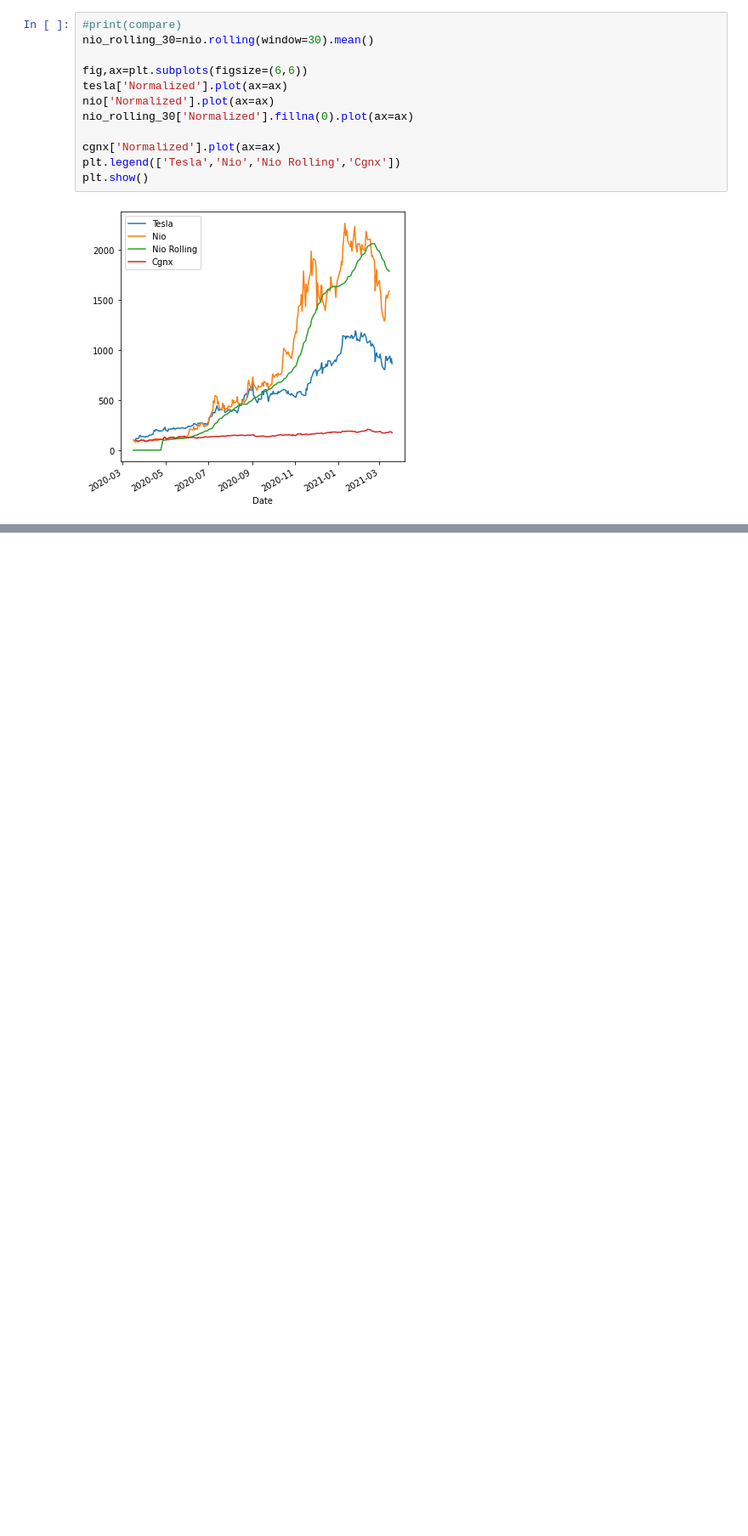
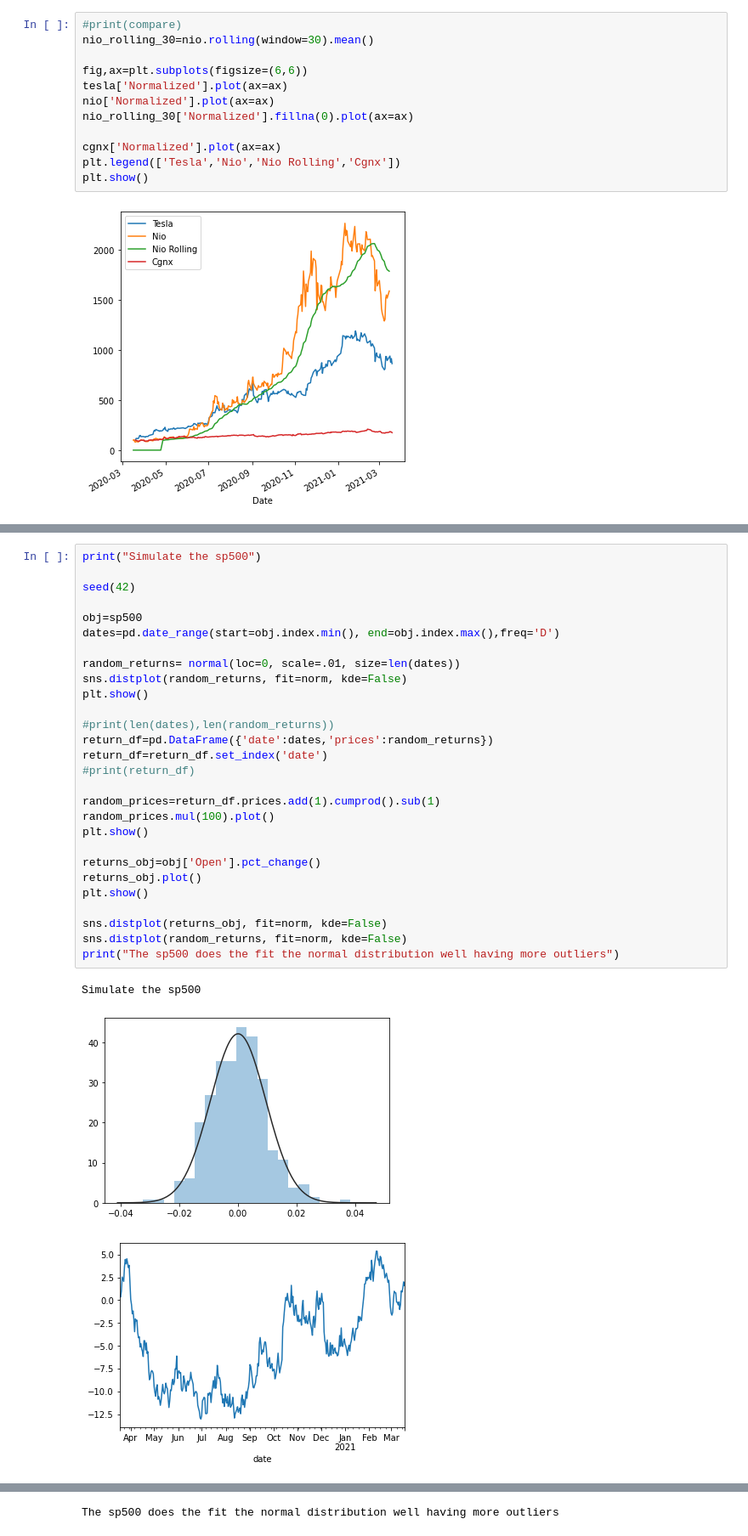
Before and after one commit to Andru-1987/python-deep-learning, a Jupyter notebook: Google timeseries.ipynb, the cells around one changed output, grey strips where cells are left out. Shown: that part at 85% size. Saved outputs shown, nothing was run; the diff lists cells and outputs as text; blank space fills up the shorter version.

```diff
--- a/Google timeseries.ipynb
+++ b/Google timeseries.ipynb
@@ -270,0 +286,32 @@ plt.show()
+# %%
+print("Simulate the sp500")
+
+seed(42)
+
+obj=sp500
+dates=pd.date_range(start=obj.index.min(), end=obj.index.max(),freq='D')
+
+random_returns= normal(loc=0, scale=.01, size=len(dates))
+sns.distplot(random_returns, fit=norm, kde=False)
+plt.show()
+
+#print(len(dates),len(random_returns))
+return_df=pd.DataFrame({'date':dates,'prices':random_returns})
+return_df=return_df.set_index('date')
+#print(return_df)
+
+random_prices=return_df.prices.add(1).cumprod().sub(1)
+random_prices.mul(100).plot()
+plt.show()
+
+returns_obj=obj['Open'].pct_change()
+returns_obj.plot()
+plt.show()
+
+sns.distplot(returns_obj, fit=norm, kde=False)
+sns.distplot(random_returns, fit=norm, kde=False)
+print("The sp500 does the fit the normal distribution well having more outliers")
+# %% [output]
+Simulate the sp500
+[figure, added]
+[figure, added]
@@ -270,0 +319 @@ plt.show()
+The sp500 does the fit the normal distribution well having more outliers
```
Also changed, not shown: parts of 4 cells of this notebook.
